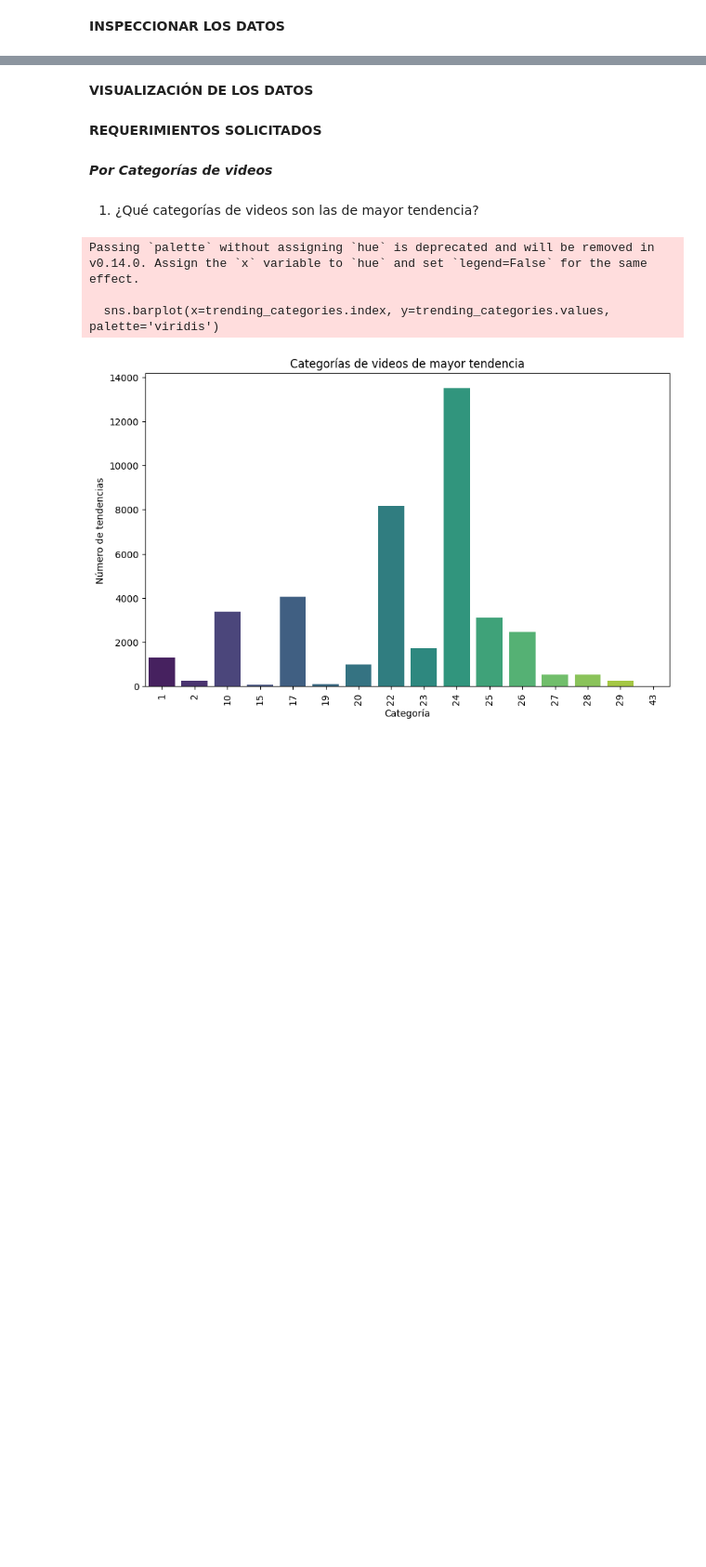
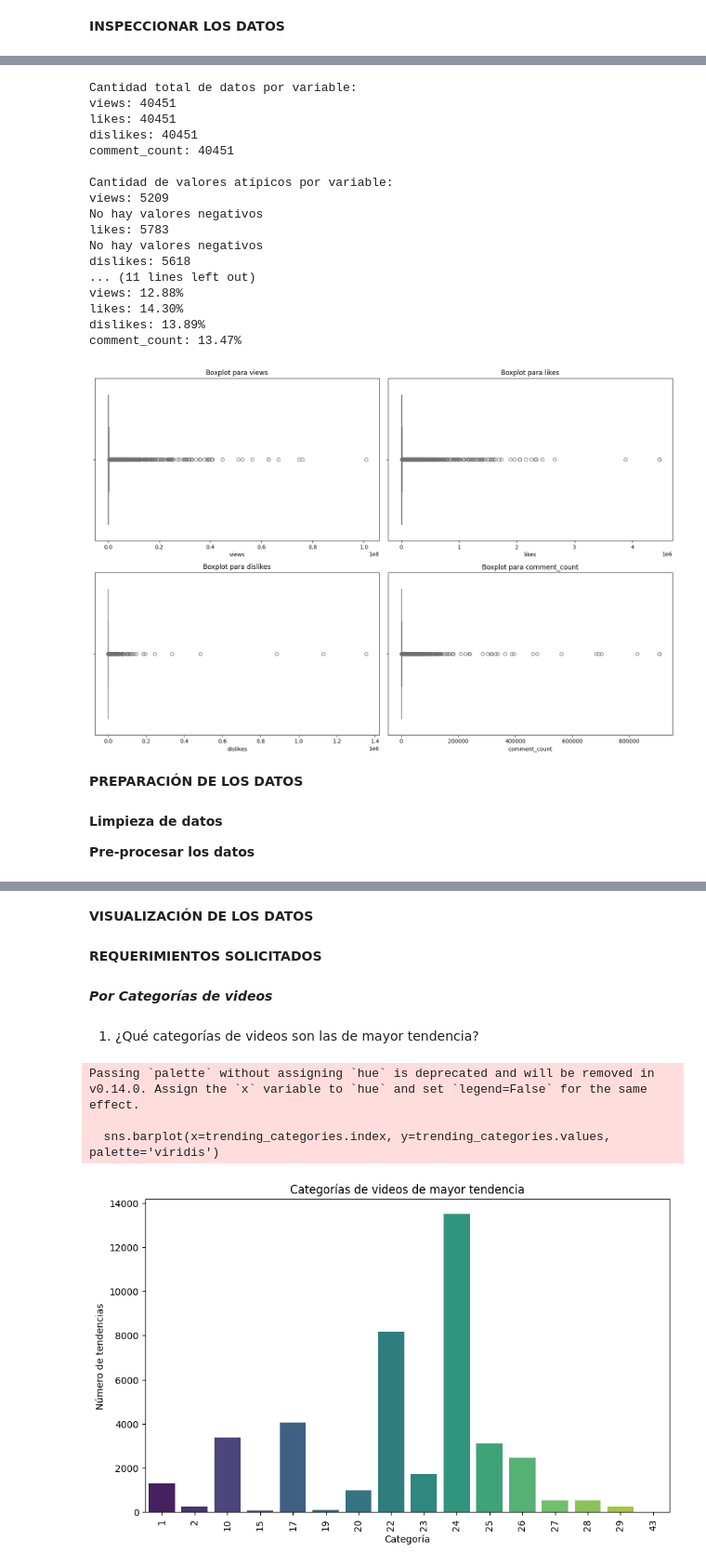
Before and after one commit to yselae/FDS-2024-2-CC51, a Jupyter notebook: code/TrabajoFinal.ipynb, the cells around one changed output, grey strips where cells are left out. Shown at 93% size. Cells and saved outputs as stored; diff of their text form; code cells hidden in the pictures; blank space fills up the shorter version.

Commit message:
limpieza correcta
si

```diff
--- a/code/TrabajoFinal.ipynb
+++ b/code/TrabajoFinal.ipynb
@@ -54,0 +154,77 @@ youtube_df.describe()
+# %%
+variables = ['views', 'likes', 'dislikes', 'comment_count']
+outliers_values = {}  # Diccionario para almacenar los valores atípicos
+
+# Paso 1: Mostrar la cantidad total de datos por variable
+print("Cantidad total de datos por variable:")
+total_counts = youtube_df[variables].count()
+for var in variables:
+    print(f"{var}: {total_counts[var]}")
+
+# Paso 2: Calcular y mostrar la cantidad de valores atípicos por variable
+print("\nCantidad de valores atípicos por variable:")
+outlier_counts = {}
+for var in variables:
+    # Calcular límites
+    Q1 = youtube_df[var].quantile(0.25)
+    Q3 = youtube_df[var].quantile(0.75)
+    IQR = Q3 - Q1
+    lower_bound = Q1 - 1.5 * IQR
+    upper_bound = Q3 + 1.5 * IQR
+
+    # Filtrar valores atípicos
+    outliers = youtube_df[var][(youtube_df[var] < lower_bound) | (youtube_df[var] > upper_bound)]
+    outliers_values[var] = outliers.tolist()
+    outlier_counts[var] = len(outliers)
+    print(f"{var}: {outlier_counts[var]}")
+    # Verificar si hay valores negativos entre los outliers
+    negative_outliers = outliers[outliers < 0]
+    if not negative_outliers.empty:
+        print(f"  Valores negativos en los outliers de {var}: {negative_outliers.tolist()}")
+    else : print( f"No hay valores negativos")
+
+# Paso 3: Mostrar los valores atípicos
+print("\nValores atípicos por variable:")
+for var in variables:
+    print(f"{var}: {outliers_values[var]}")
+
+# Paso 4: Calcular y mostrar el porcentaje de valores atípicos
+print("\nPorcentaje de valores atípicos respecto al total:")
+percentages = {}
+for var in variables:
+    percentages[var] = (outlier_counts[var] / total_counts[var]) * 100
+    print(f"{var}: {percentages[var]:.2f}%")
+
+# Paso 5: Mostrar gráficos de boxplot
+plt.figure(figsize=(15, 10))
+for i, var in enumerate(variables, 1):
+    plt.subplot(2, 2, i)
+    sns.boxplot(x=youtube_df[var], color='skyblue')
+    plt.title(f'Boxplot para {var}')
+plt.tight_layout()
+plt.show()
+# %% [output]
+Cantidad total de datos por variable:
+views: 40451
+likes: 40451
+dislikes: 40451
+comment_count: 40451
+
+Cantidad de valores atípicos por variable:
+views: 5209
+No hay valores negativos
+likes: 5783
+No hay valores negativos
+dislikes: 5618
+... (11 lines left out)
+views: 12.88%
+likes: 14.30%
+dislikes: 13.89%
+comment_count: 13.47%
+[figure, added]
+# %% [markdown]
+**PREPARACIÓN DE LOS DATOS**
+# %% [markdown]
+**Limpieza de datos**
+
+**Pre-procesar los datos**
```
Also changed, not shown: parts of 33 cells of this notebook, 2 other files.
